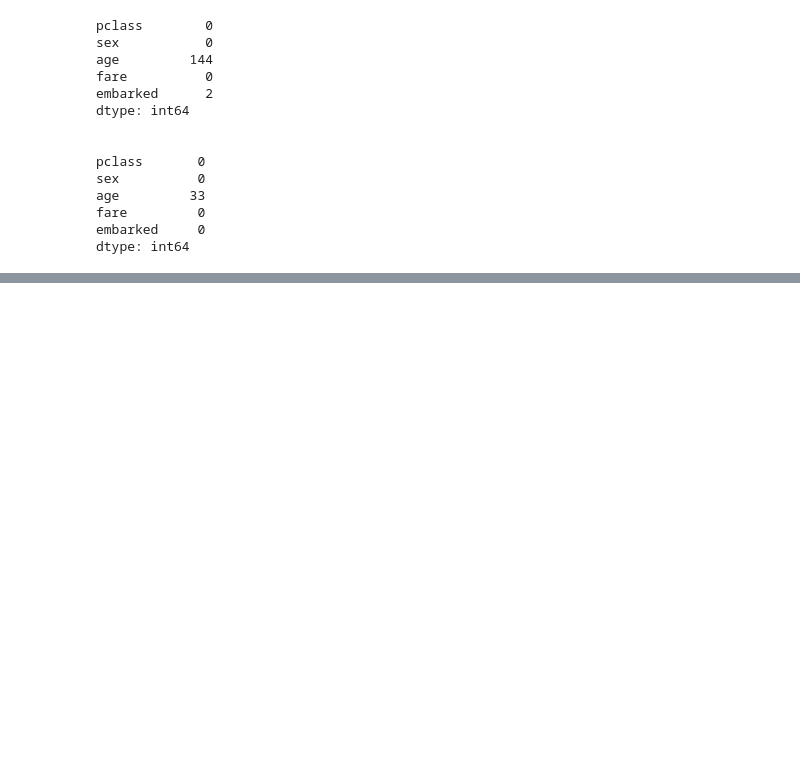
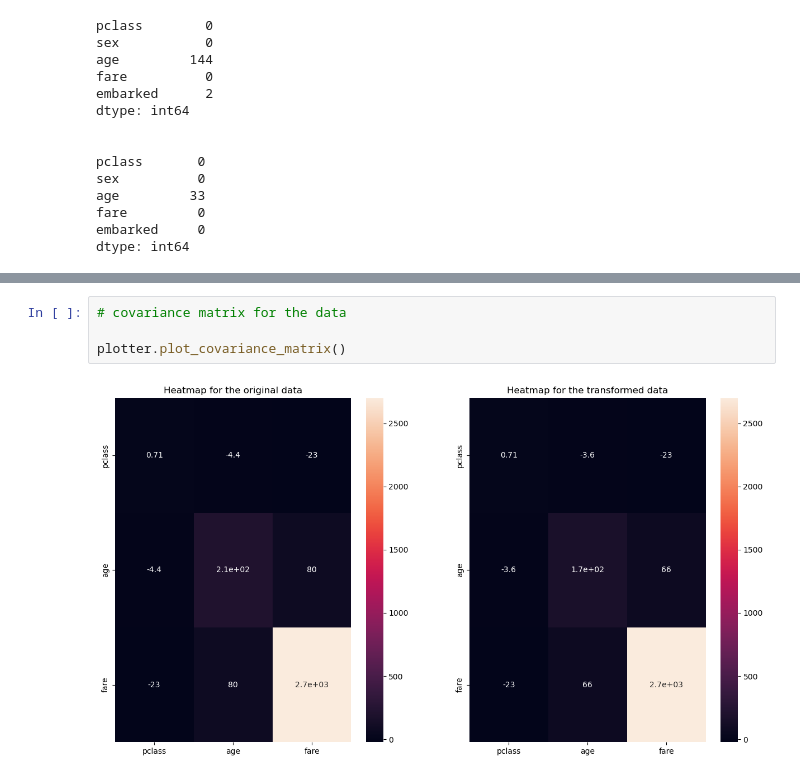
Before and after one commit to Himanshu-1703/Missing_values_imputation, a Jupyter notebook: Mean Median Imputation.ipynb, the cells around one changed output, grey strips where cells are left out. Drawn from its saved outputs; the diff is of its cells as text; blank space fills up the shorter version.

```diff
--- a/Mean Median Imputation.ipynb
+++ b/Mean Median Imputation.ipynb
@@ -140,0 +343,6 @@ MyImputer(X_train,mapper)
+# %%
+# covariance matrix for the data
+
+plotter.plot_covariance_matrix()
+# %% [output]
+[figure, added]
```
Also changed, not shown: parts of 14 cells of this notebook.
